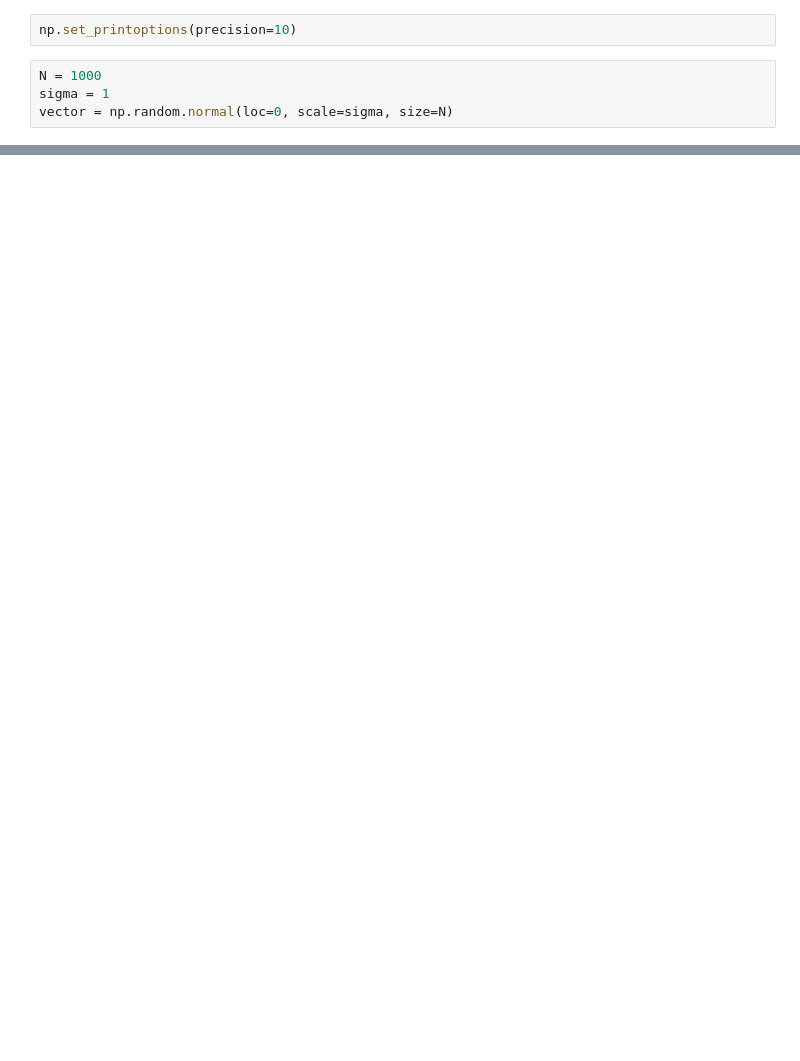
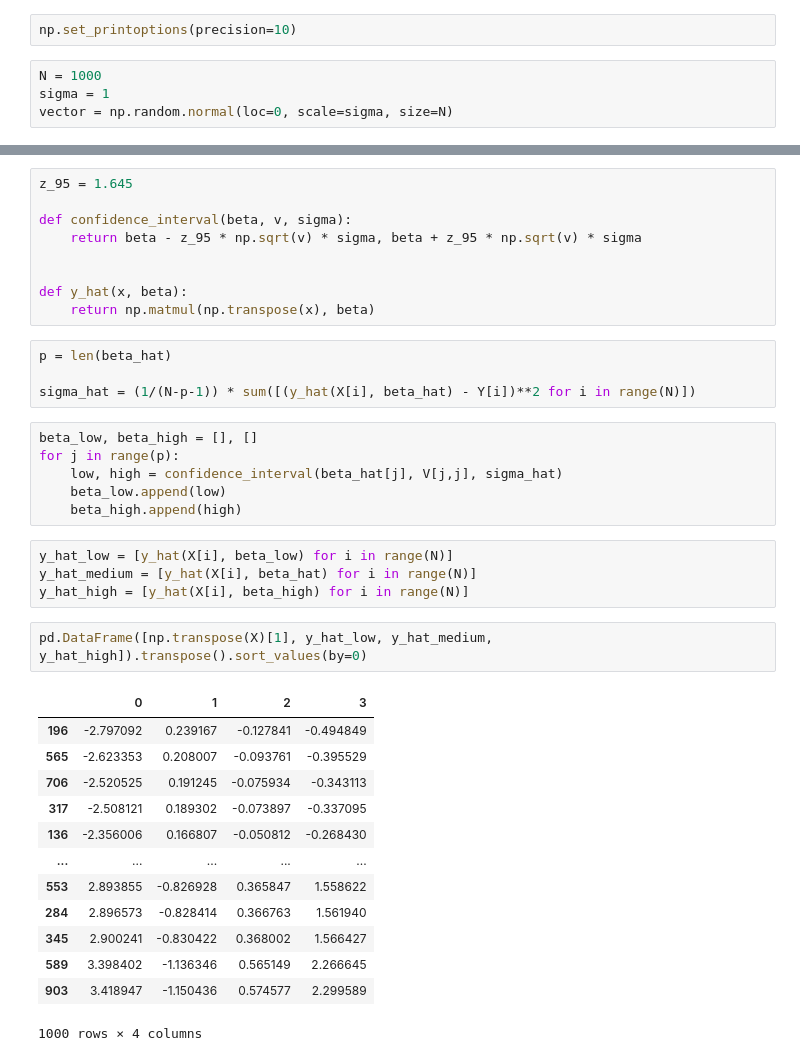
Before and after one commit to mtsraposo/elem-stat-learn, a Jupyter notebook: elem_stat_learn/src/confidence_intervals_3_2/main.ipynb, the cells around one changed output, grey strips where cells are left out. Saved outputs shown, nothing was run; the diff lists cells and outputs as text; blank space fills up the shorter version.

Commit message:
add confidence intervals for each beta

```diff
--- a/elem_stat_learn/src/confidence_intervals_3_2/main.ipynb
+++ b/elem_stat_learn/src/confidence_intervals_3_2/main.ipynb
@@ -65,0 +88,39 @@ array([1., 2., 3., 4.])
+# %%
+z_95 = 1.645
+
+def confidence_interval(beta, v, sigma):
+    return beta - z_95 * np.sqrt(v) * sigma, beta + z_95 * np.sqrt(v) * sigma
+
+
+def y_hat(x, beta):
+    return np.matmul(np.transpose(x), beta)
+# %%
+p = len(beta_hat)
+
+sigma_hat = (1/(N-p-1)) * sum([(y_hat(X[i], beta_hat) - Y[i])**2 for i in range(N)])
+# %%
+beta_low, beta_high = [], []
+for j in range(p):
+    low, high = confidence_interval(beta_hat[j], V[j,j], sigma_hat)
+    beta_low.append(low)
+    beta_high.append(high)
+# %%
+y_hat_low = [y_hat(X[i], beta_low) for i in range(N)]
+y_hat_medium = [y_hat(X[i], beta_hat) for i in range(N)]
+y_hat_high = [y_hat(X[i], beta_high) for i in range(N)]
+# %%
+pd.DataFrame([np.transpose(X)[1], y_hat_low, y_hat_medium, y_hat_high]).transpose().sort_values(by=0)
+# %% [output]
+|  | 0 | 1 | 2 | 3 |
+| 196 | -2.797092 | 0.239167 | -0.127841 | -0.494849 |
+| 565 | -2.623353 | 0.208007 | -0.093761 | -0.395529 |
+| 706 | -2.520525 | 0.191245 | -0.075934 | -0.343113 |
+| 317 | -2.508121 | 0.189302 | -0.073897 | -0.337095 |
+| 136 | -2.356006 | 0.166807 | -0.050812 | -0.268430 |
+| ... | ... | ... | ... | ... |
+| 553 | 2.893855 | -0.826928 | 0.365847 | 1.558622 |
+| 284 | 2.896573 | -0.828414 | 0.366763 | 1.561940 |
+| 345 | 2.900241 | -0.830422 | 0.368002 | 1.566427 |
+| 589 | 3.398402 | -1.136346 | 0.565149 | 2.266645 |
+| 903 | 3.418947 | -1.150436 | 0.574577 | 2.299589 |
+1000 rows × 4 columns
```
Also changed, not shown: parts of 8 cells of this notebook.
